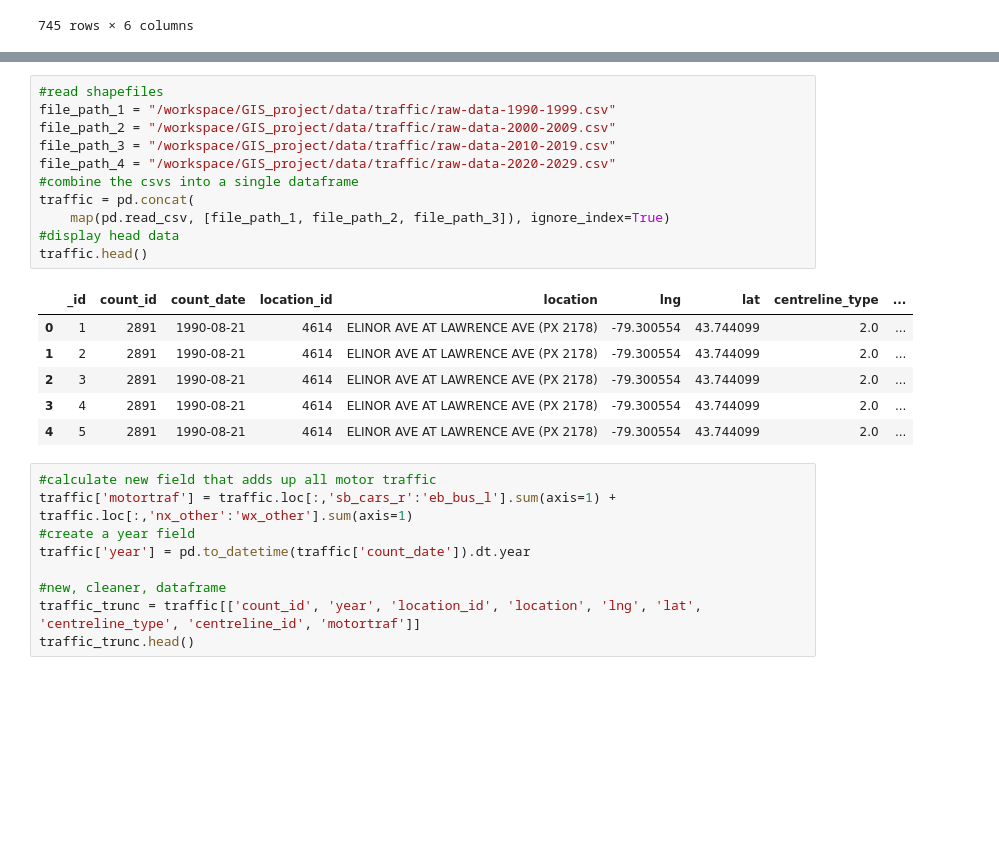
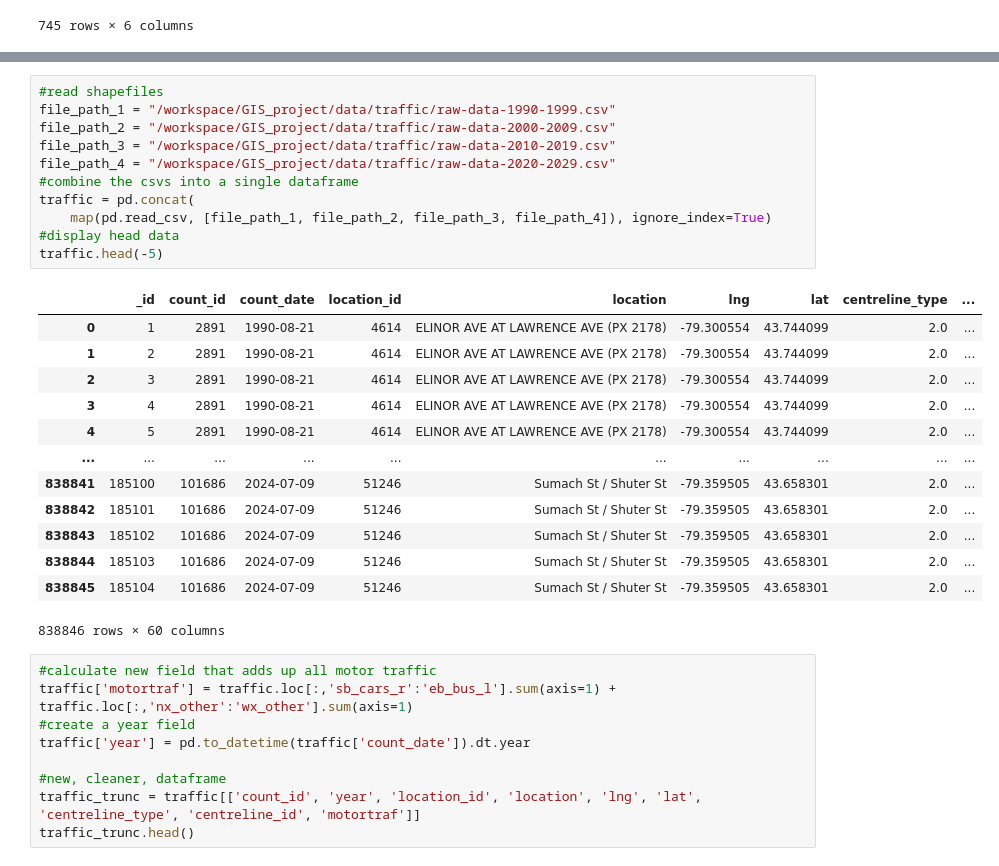
Before and after one commit to naorella/GIS_Showcase, a Jupyter notebook: template.ipynb, the cells around one changed output, grey strips where cells are left out. Cells and saved outputs as stored; diff of their text form; blank space fills up the shorter version.

```diff
--- a/template.ipynb
+++ b/template.ipynb
@@ -142,21 +142,28 @@ road_26917.head()
 # %%
 #read shapefiles
 file_path_1 = "/workspace/GIS_project/data/traffic/raw-data-1990-1999.csv"
 file_path_2 = "/workspace/GIS_project/data/traffic/raw-data-2000-2009.csv"
 file_path_3 = "/workspace/GIS_project/data/traffic/raw-data-2010-2019.csv"
 file_path_4 = "/workspace/GIS_project/data/traffic/raw-data-2020-2029.csv"
 #combine the csvs into a single dataframe
 traffic = pd.concat(
-    map(pd.read_csv, [file_path_1, file_path_2, file_path_3]), ignore_index=True)
+    map(pd.read_csv, [file_path_1, file_path_2, file_path_3, file_path_4]), ignore_index=True)
 #display head data
-traffic.head()
+traffic.head(-5)
 # %% [output]
 |  | _id | count_id | count_date | location_id | location | lng | lat | centreline_type | ... |
 | 0 | 1 | 2891 | 1990-08-21 | 4614 | ELINOR AVE AT LAWRENCE AVE (PX 2178) | -79.300554 | 43.744099 | 2.0 | ... |
 | 1 | 2 | 2891 | 1990-08-21 | 4614 | ELINOR AVE AT LAWRENCE AVE (PX 2178) | -79.300554 | 43.744099 | 2.0 | ... |
 | 2 | 3 | 2891 | 1990-08-21 | 4614 | ELINOR AVE AT LAWRENCE AVE (PX 2178) | -79.300554 | 43.744099 | 2.0 | ... |
 | 3 | 4 | 2891 | 1990-08-21 | 4614 | ELINOR AVE AT LAWRENCE AVE (PX 2178) | -79.300554 | 43.744099 | 2.0 | ... |
 | 4 | 5 | 2891 | 1990-08-21 | 4614 | ELINOR AVE AT LAWRENCE AVE (PX 2178) | -79.300554 | 43.744099 | 2.0 | ... |
+| ... | ... | ... | ... | ... | ... | ... | ... | ... | ... |
+| 838841 | 185100 | 101686 | 2024-07-09 | 51246 | Sumach St / Shuter St | -79.359505 | 43.658301 | 2.0 | ... |
+| 838842 | 185101 | 101686 | 2024-07-09 | 51246 | Sumach St / Shuter St | -79.359505 | 43.658301 | 2.0 | ... |
+| 838843 | 185102 | 101686 | 2024-07-09 | 51246 | Sumach St / Shuter St | -79.359505 | 43.658301 | 2.0 | ... |
+| 838844 | 185103 | 101686 | 2024-07-09 | 51246 | Sumach St / Shuter St | -79.359505 | 43.658301 | 2.0 | ... |
+| 838845 | 185104 | 101686 | 2024-07-09 | 51246 | Sumach St / Shuter St | -79.359505 | 43.658301 | 2.0 | ... |
+838846 rows × 60 columns
 # %%
 #calculate new field that adds up all motor traffic
 traffic['motortraf'] = traffic.loc[:,'sb_cars_r':'eb_bus_l'].sum(axis=1) + traffic.loc[:,'nx_other':'wx_other'].sum(axis=1)
```
Also changed, not shown: parts of 17 cells of this notebook.
